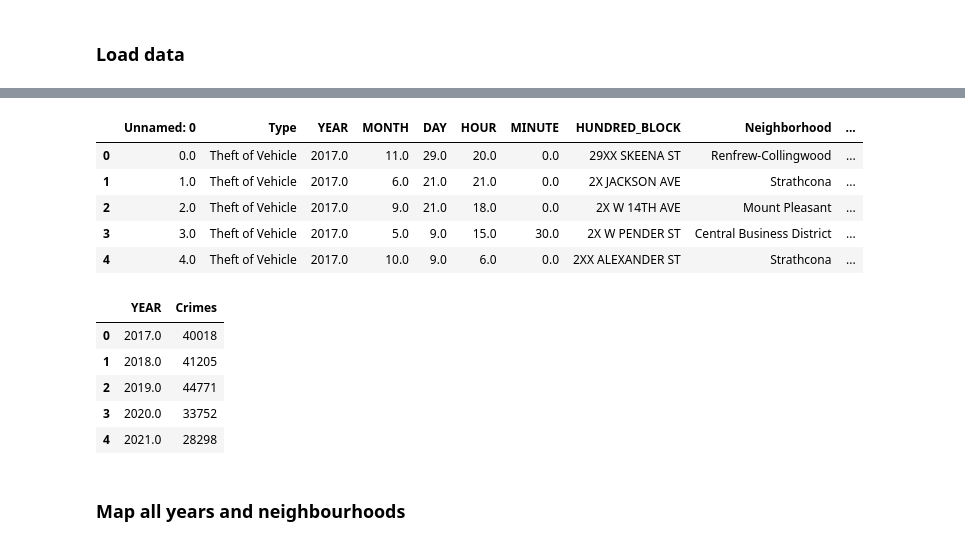
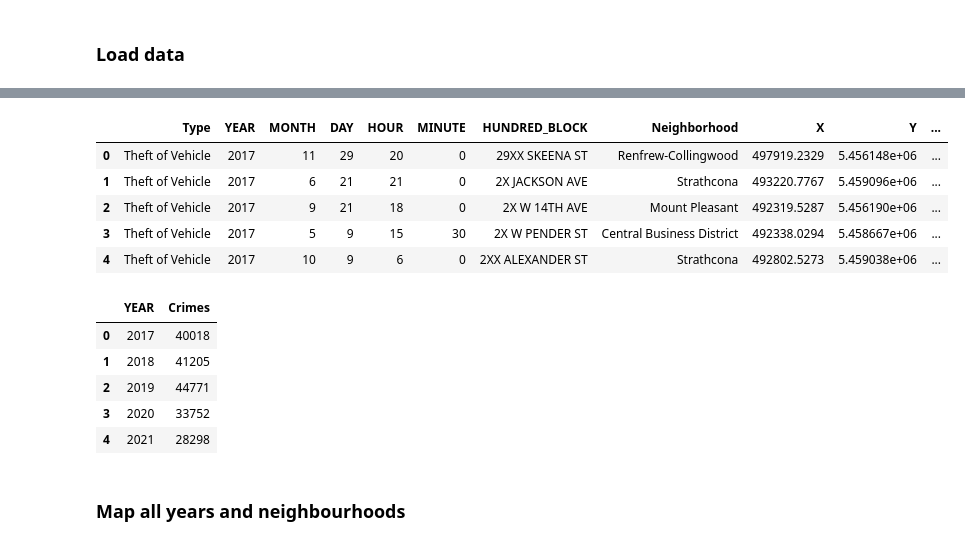
Before and after one commit to UBC-MDS/group16, a Jupyter notebook: reports/map.ipynb, the cells around one changed output, grey strips where cells are left out. Cells and saved outputs as stored; diff of their text form; code cells hidden in the pictures.

```diff
--- a/reports/map.ipynb
+++ b/reports/map.ipynb
@@ -44,3 +43,14 @@ def filter_df(df, nbs=[]):
+# %%
+def preprocessing_dataset(df):
+    # eliminate data sets without coordenates
+    df = df[df["HUNDRED_BLOCK"]!='OFFSET TO PROTECT PRIVACY']
+    df.reset_index(drop=True, inplace=True)
+    # rename columns
+    df = df.rename(columns={'NEIGHBOURHOOD': 'Neighborhood', 'TYPE': 'Type'})
+    # convert coordenates
+    pp_df = df.copy()
+    pp_df.loc[:,"lat"], pp_df.loc[:,"lon"] = utm.to_latlon(pp_df["X"], pp_df["Y"], 10, 'n', strict=False)
+    return pp_df
 # %% [markdown]
 ### Load data
 # %%
@@ -49,4 +59,5 @@ gdf = load_gdf()
 # %%
 # load crimes data
 filename = "../data/processed/merged_df.csv"
-df = pd.read_csv(filename)
+df = pd.read_csv(filename,  index_col=0)
+df.head()
@@ -53,24 +71,24 @@ df = pd.read_csv(filename)
 # %%
 # Preprocessing crimes data = eliminate missing coordinates and update col names/ neighborhoods
-df = preprocessing_map_df(df)
+df = preprocessing_dataset(df)
 df.head()
 # %% [output]
-|  | Unnamed: 0 | Type | YEAR | MONTH | DAY | HOUR | MINUTE | HUNDRED_BLOCK | Neighborhood | ... |
-| 0 | 0.0 | Theft of Vehicle | 2017.0 | 11.0 | 29.0 | 20.0 | 0.0 | 29XX SKEENA ST | Renfrew-Collingwood | ... |
-| 1 | 1.0 | Theft of Vehicle | 2017.0 | 6.0 | 21.0 | 21.0 | 0.0 | 2X JACKSON AVE | Strathcona | ... |
-| 2 | 2.0 | Theft of Vehicle | 2017.0 | 9.0 | 21.0 | 18.0 | 0.0 | 2X W 14TH AVE | Mount Pleasant | ... |
-| 3 | 3.0 | Theft of Vehicle | 2017.0 | 5.0 | 9.0 | 15.0 | 30.0 | 2X W PENDER ST | Central Business District | ... |
-| 4 | 4.0 | Theft of Vehicle | 2017.0 | 10.0 | 9.0 | 6.0 | 0.0 | 2XX ALEXANDER ST | Strathcona | ... |
+|  | Type | YEAR | MONTH | DAY | HOUR | MINUTE | HUNDRED_BLOCK | Neighborhood | X | Y | ... |
+| 0 | Theft of Vehicle | 2017 | 11 | 29 | 20 | 0 | 29XX SKEENA ST | Renfrew-Collingwood | 497919.2329 | 5.456148e+06 | ... |
+| 1 | Theft of Vehicle | 2017 | 6 | 21 | 21 | 0 | 2X JACKSON AVE | Strathcona | 493220.7767 | 5.459096e+06 | ... |
+| 2 | Theft of Vehicle | 2017 | 9 | 21 | 18 | 0 | 2X W 14TH AVE | Mount Pleasant | 492319.5287 | 5.456190e+06 | ... |
+| 3 | Theft of Vehicle | 2017 | 5 | 9 | 15 | 30 | 2X W PENDER ST | Central Business District | 492338.0294 | 5.458667e+06 | ... |
+| 4 | Theft of Vehicle | 2017 | 10 | 9 | 6 | 0 | 2XX ALEXANDER ST | Strathcona | 492802.5273 | 5.459038e+06 | ... |
 # %%
 # inspect distribution by year
 df.groupby("YEAR").size().reset_index(name='Crimes')
 # %% [output]
 |  | YEAR | Crimes |
-| 0 | 2017.0 | 40018 |
-| 1 | 2018.0 | 41205 |
-| 2 | 2019.0 | 44771 |
-| 3 | 2020.0 | 33752 |
-| 4 | 2021.0 | 28298 |
+| 0 | 2017 | 40018 |
+| 1 | 2018 | 41205 |
+| 2 | 2019 | 44771 |
+| 3 | 2020 | 33752 |
+| 4 | 2021 | 28298 |
 # %% [markdown]
 ### Map all years and neighbourhoods
 # %%
```
Also changed, not shown: parts of 16 cells of this notebook.
